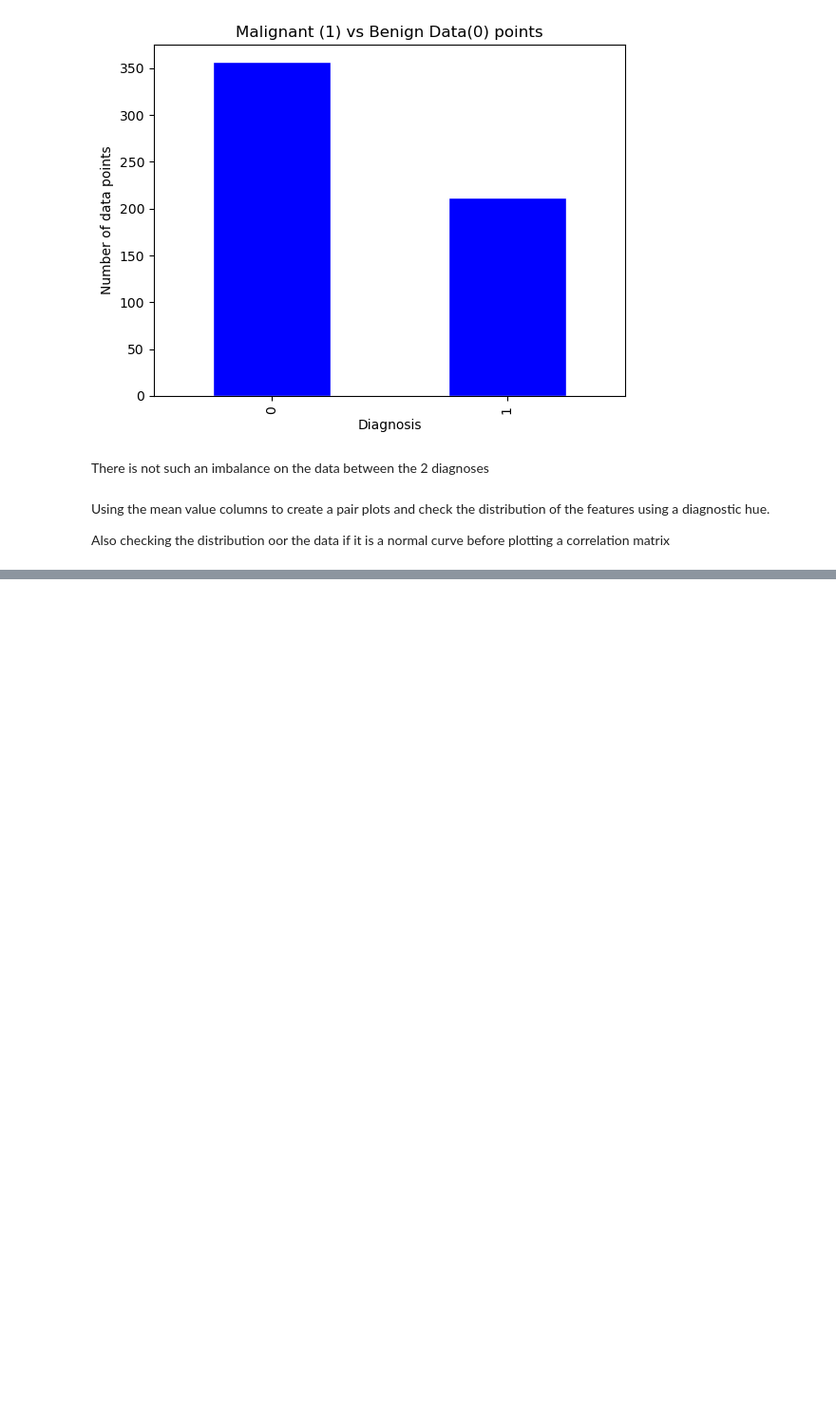
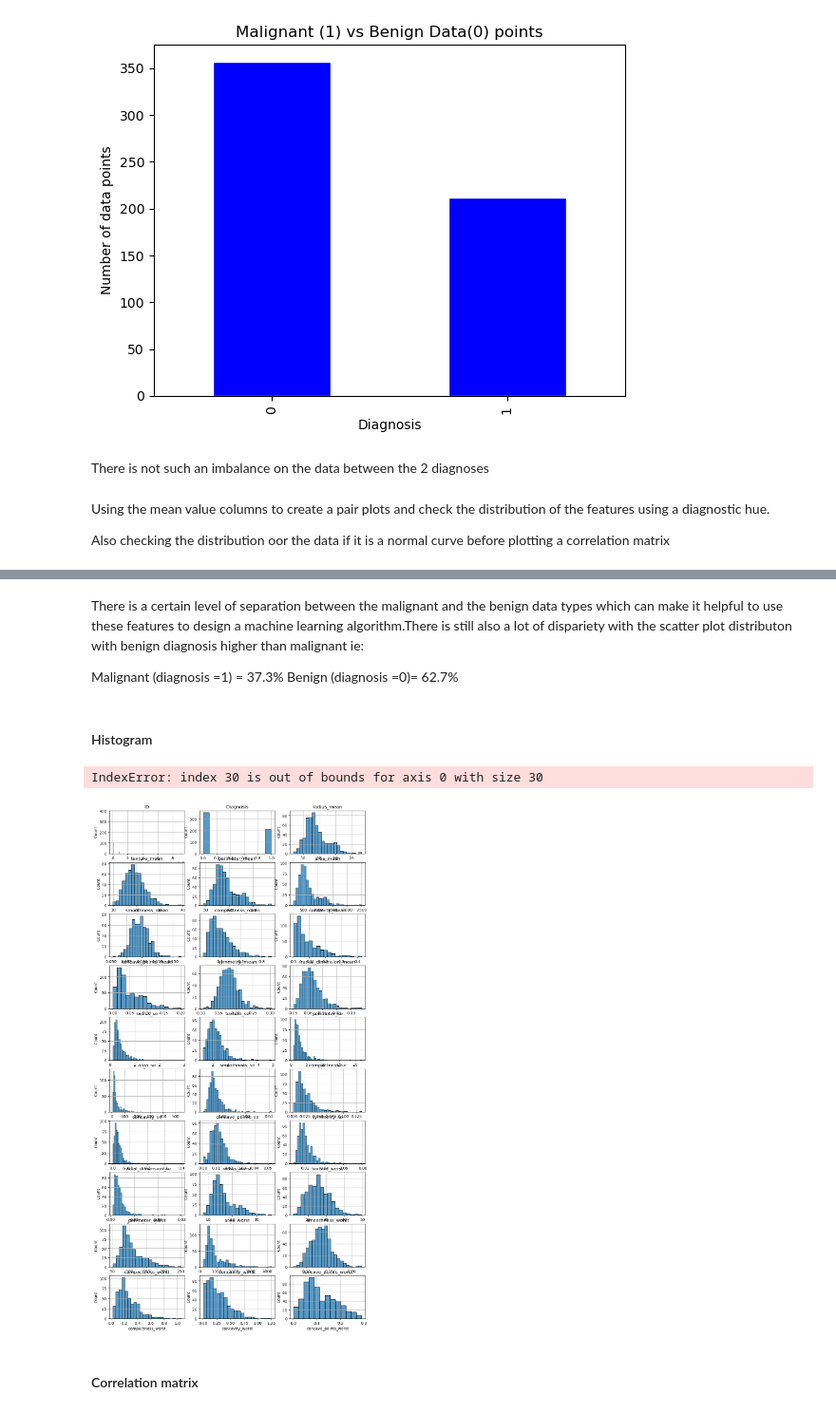
Before and after one commit to GloriaMarie/Breast-Cancer-Detection, a Jupyter notebook: index.ipynb, the cells around one changed output, grey strips where cells are left out. Shown at 95% size. Drawn from its saved outputs; the diff is of its cells as text; code cells hidden in the pictures; blank space fills up the shorter version.

```diff
--- a/index.ipynb
+++ b/index.ipynb
@@ -173,0 +197,31 @@ sns.pairplot(df_mean, hue = "Diagnosis", diag_kind='kde',palette = ["blue","gree
+# %% [markdown]
+There is a certain level of separation between the malignant and the benign data types which can make it helpful to use these features to design a machine learning algorithm.There is still also a lot of dispariety with the scatter plot distributon with benign diagnosis higher than malignant ie:
+
+Malignant (diagnosis =1) = 37.3%
+Benign (diagnosis =0)= 62.7%
+# %% [markdown]
+#### Histogram
+# %%
+# Create a figure for subplots (adjust figsize for more columns)
+fig, axes = plt.subplots(nrows=len(df.columns) // 3, ncols=3, figsize=(12, 24))  # Adjust figsize for number of columns
+
+# Iterate through columns and create histograms using seaborn
+for i, col in enumerate(df.columns):
+    ax = axes.flat[i]  # Flatten the subplot matrix for easier access
+    sns.histplot(df[col], ax=ax)  # Create seaborn histogram for each column
+    ax.set_title(col)  # Set title for each subplot
+    ax.grid(True)  # Add grid lines for better readability
+
+# Adjust layout (optional, adjust based on number of columns)
+if len(df.columns) % 3 != 0:  # Handle cases with leftover columns
+    for i in range(len(df.columns) % 3):
+        axes.flat[-i - 1].axis('off')  # Hide unused subplots
+
+plt.tight_layout()
+plt.subplots_adjust(bottom=0.3)  # Adjust spacing between subplots
+plt.show();
+# %% [output]
+IndexError: index 30 is out of bounds for axis 0 with size 30
+[figure, added]
+# %% [markdown]
+#### Correlation matrix
```
Also changed, not shown: parts of 30 cells of this notebook.
